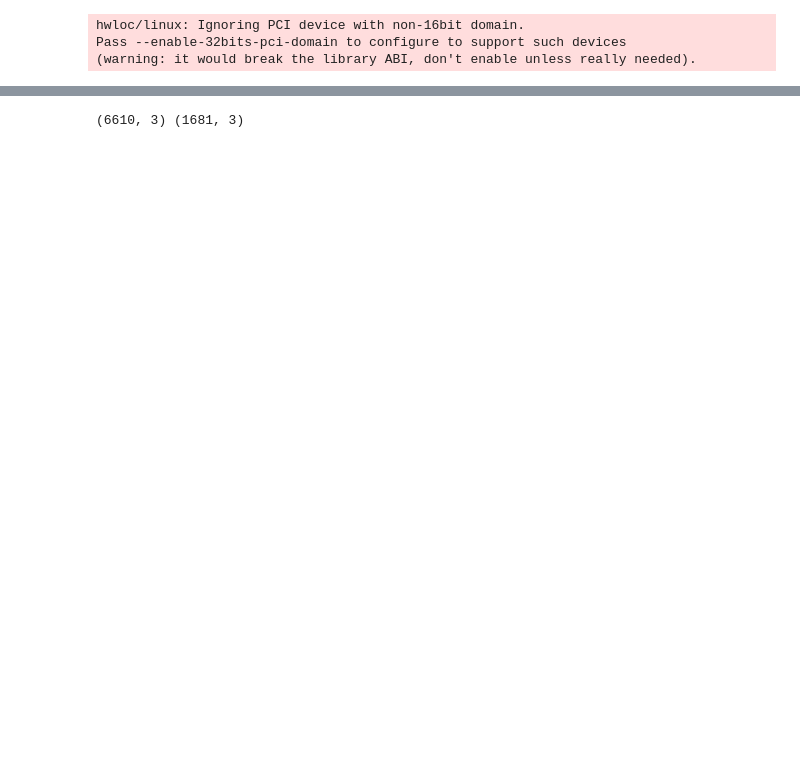
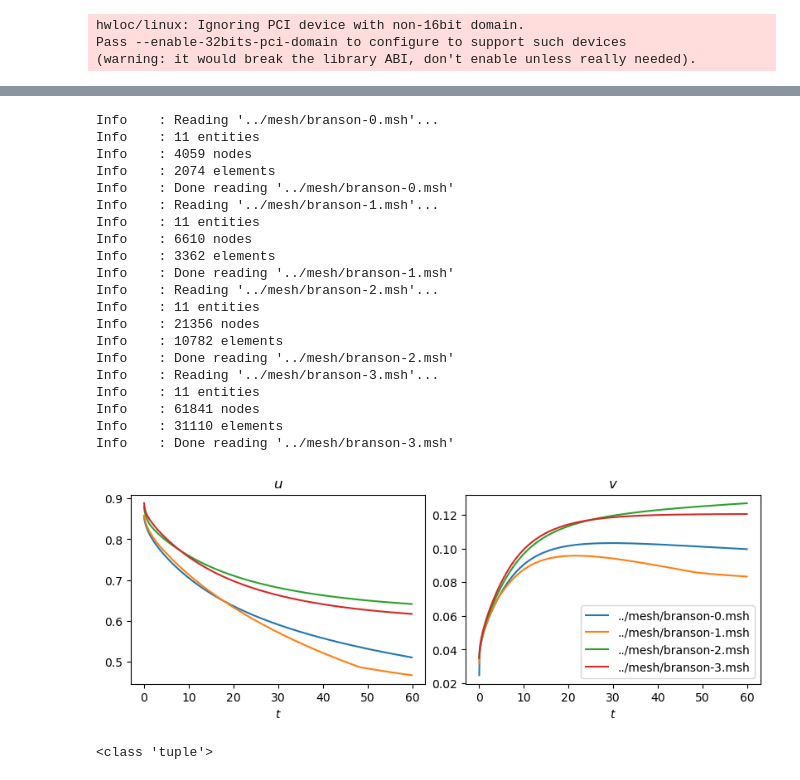
Before and after one commit to connor-duffin/sswfe, a Jupyter notebook: docs/ns-fenicsx-hdf5-output-analysis.ipynb, the cells around one changed output, grey strips where cells are left out. Drawn from its saved outputs; the diff is of its cells as text; code cells hidden in the pictures; blank space fills up the shorter version.

Commit message:
First batch of (working) NS 2d experiments

```diff
--- a/docs/ns-fenicsx-hdf5-output-analysis.ipynb
+++ b/docs/ns-fenicsx-hdf5-output-analysis.ipynb
@@ -74,5 +101,67 @@ plotter.show(jupyter_backend="static")
 # %%
-print(ns.V_dof_coordinates.shape,
-      ns.Q_dof_coordinates.shape)
+fig, ax = plt.subplots(1, 2,
+                       constrained_layout=True, figsize=(8, 3))
+
+mesh_files = [f"../mesh/branson-{i}.msh" for i in range(4)]
+output_files = [f"../outputs/ns-fx-mu-0.1-branson-{i}.h5" for i in range(4)]
+
+for mesh_file, output_file in zip(mesh_files, output_files):
+    ns = NSSplit(mesh_file,
+                 dt=1e-3,
+                 params=dict(mu=1e-3, rho=1000))
+    ns.setup_form()
+
+    output = h5py.File(output_file, "r")
+    u_dofs = output["/u_mean"][:]
+    p_dofs = output["/p_mean"][:]
+    t = output["/t"][:]
+    output.close()
+
+    x_eval = [2.88, 0.9, 0]
+    tree = BoundingBoxTree(ns.msh, dim=2)
+    cell_candidates = compute_collisions(tree, x_eval)
+    cell = compute_colliding_cells(ns.msh, cell_candidates, x_eval)
+    first_cell = cell[0]
+
+    u_eval = np.zeros((nt, 2))
+    for i in range(nt):
+        ns.u_.vector.array[:] = u_dofs[i, :].copy()
+        ns.u_.vector.ghostUpdate(addv=PETSc.InsertMode.INSERT,
+                                 mode=PETSc.ScatterMode.FORWARD)
+        u_eval[i, :] = ns.u_.eval(x_eval, first_cell)
+
+    ax[0].plot(t, u_eval[:, 0] * 100)
+    ax[0].set_title(r"$u$")
+    ax[1].plot(t, u_eval[:, 1] * 100, label=mesh_file)
+    ax[1].set_title(r"$v$")
+    ax[0].set_xlabel(r"$t$")
+    ax[1].set_xlabel(r"$t$")
+    ax[1].legend()
+
+plt.show()
 # %% [output]
-(6610, 3) (1681, 3)
+Info    : Reading '../mesh/branson-0.msh'...
+Info    : 11 entities
+Info    : 4059 nodes
+Info    : 2074 elements
+Info    : Done reading '../mesh/branson-0.msh'
+Info    : Reading '../mesh/branson-1.msh'...
+Info    : 11 entities
+Info    : 6610 nodes
+Info    : 3362 elements
+Info    : Done reading '../mesh/branson-1.msh'
+Info    : Reading '../mesh/branson-2.msh'...
+Info    : 11 entities
+Info    : 21356 nodes
+Info    : 10782 elements
+Info    : Done reading '../mesh/branson-2.msh'
+Info    : Reading '../mesh/branson-3.msh'...
+Info    : 11 entities
+Info    : 61841 nodes
+Info    : 31110 elements
+Info    : Done reading '../mesh/branson-3.msh'
+[figure, added]
+# %%
+print(type(("mesh", 1.)))
+# %% [output]
+<class 'tuple'>
```
Also changed, not shown: parts of 4 cells of this notebook, 4 other files.
